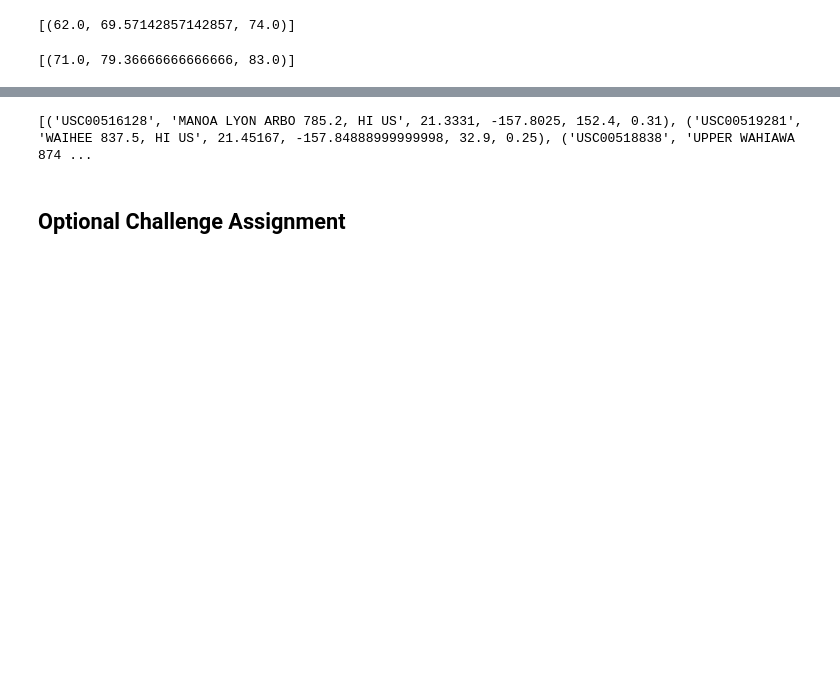
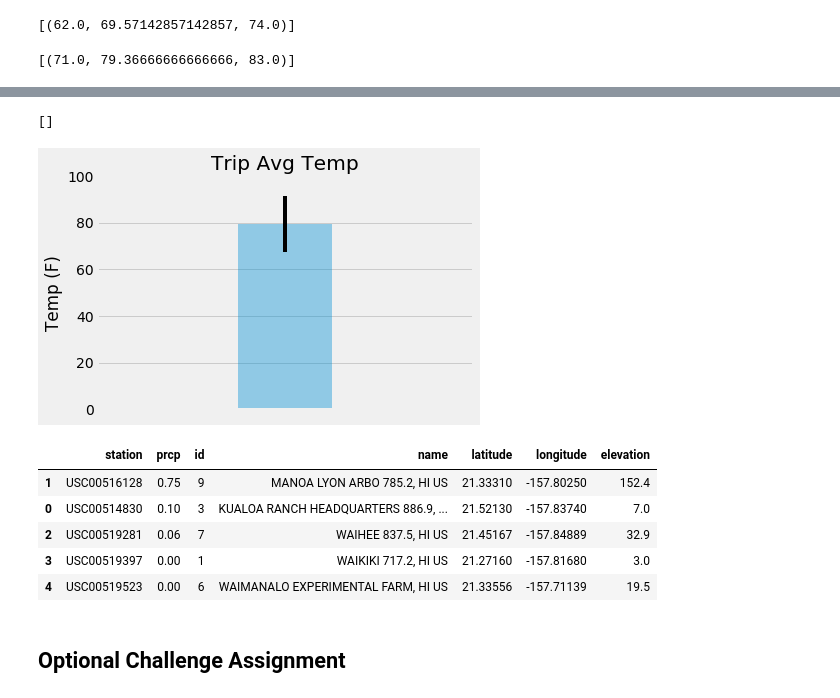
Before and after one commit to alexandermlecocq/homeworkprojects, a Jupyter notebook: 10_orm/Instructions/climate_Alexander_Lecocq.ipynb, the cells around one changed output, grey strips where cells are left out. Drawn from its saved outputs; the diff is of its cells as text; code cells hidden in the pictures; blank space fills up the shorter version.

```diff
--- a/10_orm/Instructions/climate_Alexander_Lecocq.ipynb
+++ b/10_orm/Instructions/climate_Alexander_Lecocq.ipynb
@@ -176,7 +176,8 @@ print(calc_temps('2012-02-28', '2012-03-05'))
 
 
 #Holiday dates: 2019-08-05 to 2019-08-12
-print(calc_temps('2017-08-05', '2017-08-12'))
+temp_summary = calc_temps('2017-08-05', '2017-08-12')
+temp_summary
 # %% [output]
 [(71.0, 79.36666666666666, 83.0)]
 # %%
@@ -184,4 +185,14 @@ print(calc_temps('2017-08-05', '2017-08-12'))
 # Use "Trip Avg Temp" as your Title
 # Use the average temperature for the y value
 # Use the peak-to-peak (tmax-tmin) value as the y error bar (yerr)
+t_avg = temp_summary[0][1]
+t_min = temp_summary[0][0]
+t_max = temp_summary[0][2]
+plt.bar(0, t_avg, width=0.5, yerr=(t_max-t_min), alpha=0.4)
+plt.xlim(-1, 1)
+plt.ylim(0, 100)
+plt.xticks([])
+plt.ylabel("Temp (F)")
+plt.title("Trip Avg Temp")
+plt.plot()
 # %% [output]
@@ -190,8 +199,23 @@ print(calc_temps('2017-08-05', '2017-08-12'))
+[]
+[figure, added]
 # %%
 # Calculate the total amount of rainfall per weather station for your trip dates using the previous year's matching dates.
 # Sort this in descending order by precipitation amount and list the station, name, latitude, longitude, and elevation
+prcp_query = session.query(Measurement.date, Measurement.prcp, Measurement.station)\
+    .filter(Measurement.date >= '2017-08-05')\
+    .filter(Measurement.date <= '2017-08-12')
+prcp_df = pd.read_sql(prcp_query.statement, session.bind)
+station_df = pd.read_sql(session.query(Station).statement, session.bind)
+
+prcp_station_df = prcp_df.groupby('station').sum().reset_index().merge(station_df, on='station').sort_values('prcp', ascending=False)
+prcp_station_df
 # %% [output]
-[('USC00516128', 'MANOA LYON ARBO 785.2, HI US', 21.3331, -157.8025, 152.4, 0.31), ('USC00519281', 'WAIHEE 837.5, HI US', 21.45167, -157.84888999999998, 32.9, 0.25), ('USC00518838', 'UPPER WAHIAWA 874 ...
+|  | station | prcp | id | name | latitude | longitude | elevation |
+| 1 | USC00516128 | 0.75 | 9 | MANOA LYON ARBO 785.2, HI US | 21.33310 | -157.80250 | 152.4 |
+| 0 | USC00514830 | 0.10 | 3 | KUALOA RANCH HEADQUARTERS 886.9, ... | 21.52130 | -157.83740 | 7.0 |
+| 2 | USC00519281 | 0.06 | 7 | WAIHEE 837.5, HI US | 21.45167 | -157.84889 | 32.9 |
+| 3 | USC00519397 | 0.00 | 1 | WAIKIKI 717.2, HI US | 21.27160 | -157.81680 | 3.0 |
+| 4 | USC00519523 | 0.00 | 6 | WAIMANALO EXPERIMENTAL FARM, HI US | 21.33556 | -157.71139 | 19.5 |
 # %% [markdown]
 ## Optional Challenge Assignment
 # %%
```
Also changed, not shown: parts of 6 cells of this notebook.
